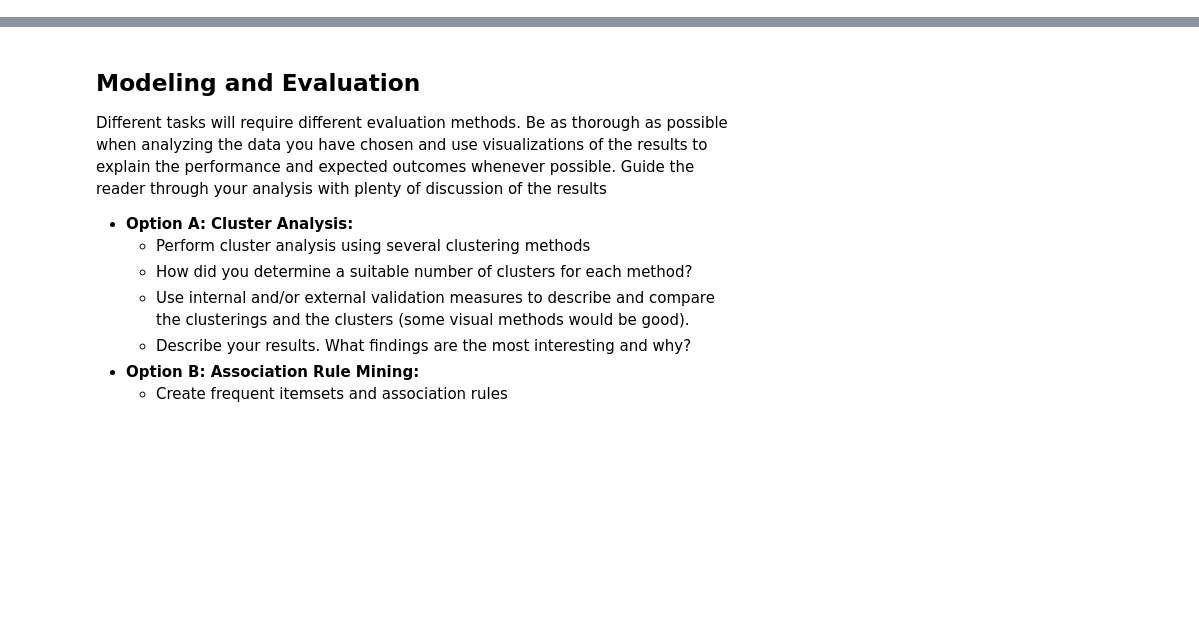
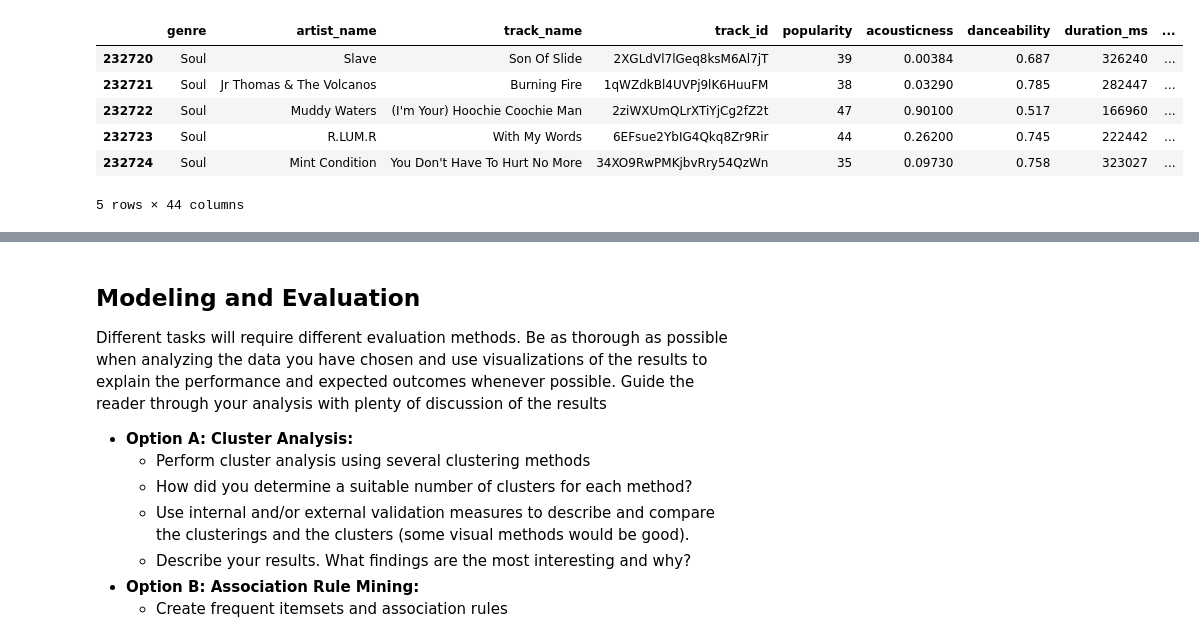
Before and after one commit to xiolett/ML1, a Jupyter notebook: Lab3_Clustering_AssociationRules_Recommenders/Taylor_Lab3.ipynb, the cells around one changed output, grey strips where cells are left out. Saved outputs shown, nothing was run; the diff lists cells and outputs as text; code cells hidden in the pictures; blank space fills up the shorter version.

```diff
--- a/Lab3_Clustering_AssociationRules_Recommenders/Taylor_Lab3.ipynb
+++ b/Lab3_Clustering_AssociationRules_Recommenders/Taylor_Lab3.ipynb
@@ -18,0 +207,9 @@ interpretation for any charts or graphs.
+# %%
+genre_multilabel_binarizer = preprocessing.MultiLabelBinarizer(sparse_output=True)
+genre_multilabel_binarizer.fit([df.genre.unique()])
+print(f"Genre Class Multi-Labels are: {genre_multilabel_binarizer.classes_}")
+
+# Use group by to track unique songs, then using those grouped songs, create a tuple of genres
+df_grouped_genre_songs = pd.DataFrame(df.groupby(['track_id','artist_name','track_name'])['genre'].apply(lambda x: tuple(x.values)))
+df_grouped_genre_songs.reset_index(inplace=True)
+df_grouped_genre_songs.tail()
@@ -18,0 +227,19 @@ interpretation for any charts or graphs.
+# %%
+df_genre_multilabel_binarized = df.join(
+    pd.DataFrame.sparse.from_spmatrix(  # Create sparse array of songs to merge into dataframe
+        genre_multilabel_binarizer.transform(df_grouped_genre_songs["genre"]),  # Creates array of a sparse matrix
+        columns=genre_multilabel_binarizer.classes_,  # Sets columns into genre names instead of numbers
+        index=df_grouped_genre_songs["track_id"]  # Creates index via track_id
+    ),
+    on="track_id"
+)
+
+df_genre_multilabel_binarized.tail()
+# %% [output]
+|  | genre | artist_name | track_name | track_id | popularity | acousticness | danceability | duration_ms | ... |
+| 232720 | Soul | Slave | Son Of Slide | 2XGLdVl7lGeq8ksM6Al7jT | 39 | 0.00384 | 0.687 | 326240 | ... |
+| 232721 | Soul | Jr Thomas & The Volcanos | Burning Fire | 1qWZdkBl4UVPj9lK6HuuFM | 38 | 0.03290 | 0.785 | 282447 | ... |
+| 232722 | Soul | Muddy Waters | (I'm Your) Hoochie Coochie Man | 2ziWXUmQLrXTiYjCg2fZ2t | 47 | 0.90100 | 0.517 | 166960 | ... |
+| 232723 | Soul | R.LUM.R | With My Words | 6EFsue2YbIG4Qkq8Zr9Rir | 44 | 0.26200 | 0.745 | 222442 | ... |
+| 232724 | Soul | Mint Condition | You Don't Have To Hurt No More | 34XO9RwPMKjbvRry54QzWn | 35 | 0.09730 | 0.758 | 323027 | ... |
+5 rows × 44 columns
```
Also changed, not shown: parts of 29 cells of this notebook, 1 other file.
